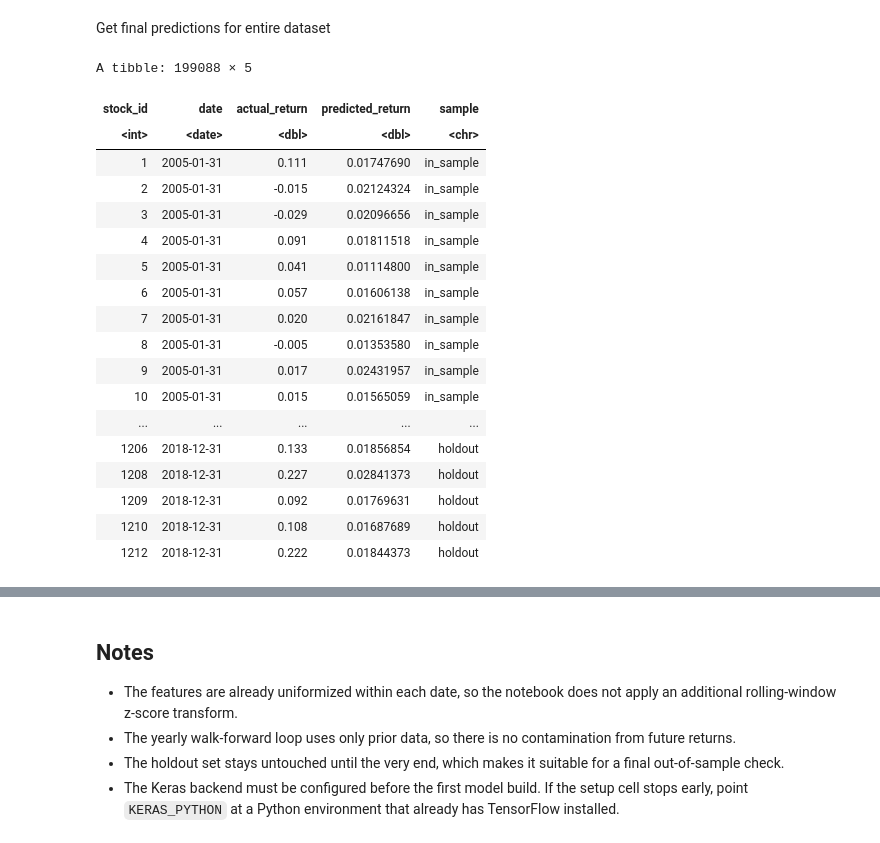
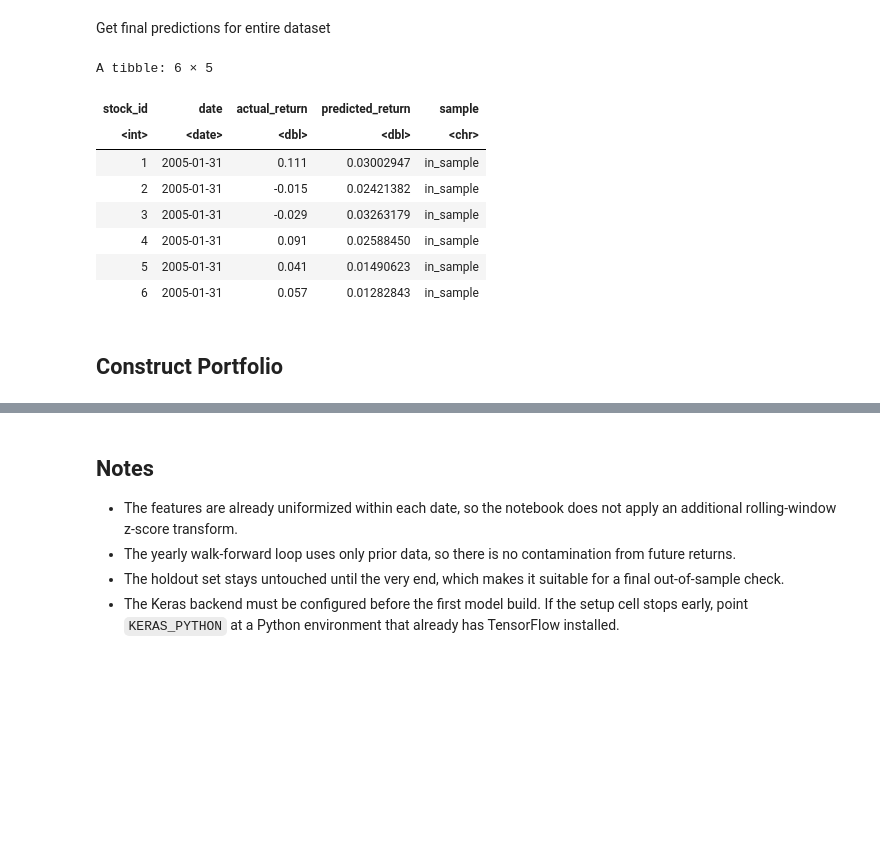
Before and after one commit to hugh-jiang/afm423, a Jupyter notebook: neural_network.ipynb, the cells around one changed output, grey strips where cells are left out. Cells and saved outputs as stored; diff of their text form; code cells hidden in the pictures; blank space fills up the shorter version.

```diff
--- a/neural_network.ipynb
+++ b/neural_network.ipynb
@@ -155,6 +155,13 @@ data_ml <- data_ml %>%
   ) %>%
   arrange(date, stock_id)
 
+# Get rank-normalized fwd ret in range [-0.5, 0.5] so hit ratio still works
+data_ml <- data_ml %>%
+  group_by(date) %>%
+  mutate(R1M_Usd_rank = 0.5 - percent_rank(R1M_Usd)) %>%
+  ungroup() %>%
+  arrange(date, stock_id)
+
 training_sample <- data_ml %>% filter(date < HOLDOUT_START)
 holdout_sample <- data_ml %>% filter(date >= HOLDOUT_START)
 
@@ -997,26 +1031,18 @@ all_predictions <- bind_rows(
 ) %>%
   arrange(date, stock_id)
 # %%
-all_predictions
+head(all_predictions)
 # %% [output]
-A tibble: 199088 × 5
+A tibble: 6 × 5
 | stock_id | date | actual_return | predicted_return | sample |
 | <int> | <date> | <dbl> | <dbl> | <chr> |
-| 1 | 2005-01-31 | 0.111 | 0.01747690 | in_sample |
-| 2 | 2005-01-31 | -0.015 | 0.02124324 | in_sample |
-| 3 | 2005-01-31 | -0.029 | 0.02096656 | in_sample |
-| 4 | 2005-01-31 | 0.091 | 0.01811518 | in_sample |
-| 5 | 2005-01-31 | 0.041 | 0.01114800 | in_sample |
-| 6 | 2005-01-31 | 0.057 | 0.01606138 | in_sample |
-| 7 | 2005-01-31 | 0.020 | 0.02161847 | in_sample |
-| 8 | 2005-01-31 | -0.005 | 0.01353580 | in_sample |
-| 9 | 2005-01-31 | 0.017 | 0.02431957 | in_sample |
-| 10 | 2005-01-31 | 0.015 | 0.01565059 | in_sample |
-| ... | ... | ... | ... | ... |
-| 1206 | 2018-12-31 | 0.133 | 0.01856854 | holdout |
-| 1208 | 2018-12-31 | 0.227 | 0.02841373 | holdout |
-| 1209 | 2018-12-31 | 0.092 | 0.01769631 | holdout |
-| 1210 | 2018-12-31 | 0.108 | 0.01687689 | holdout |
-| 1212 | 2018-12-31 | 0.222 | 0.01844373 | holdout |
+| 1 | 2005-01-31 | 0.111 | 0.03002947 | in_sample |
+| 2 | 2005-01-31 | -0.015 | 0.02421382 | in_sample |
+| 3 | 2005-01-31 | -0.029 | 0.03263179 | in_sample |
+| 4 | 2005-01-31 | 0.091 | 0.02588450 | in_sample |
+| 5 | 2005-01-31 | 0.041 | 0.01490623 | in_sample |
+| 6 | 2005-01-31 | 0.057 | 0.01282843 | in_sample |
 # %%
 saveRDS(all_predictions, "preds/nn_preds.rds")
+# %% [markdown]
+## Construct Portfolio
```
Also changed, not shown: parts of 17 cells of this notebook.
